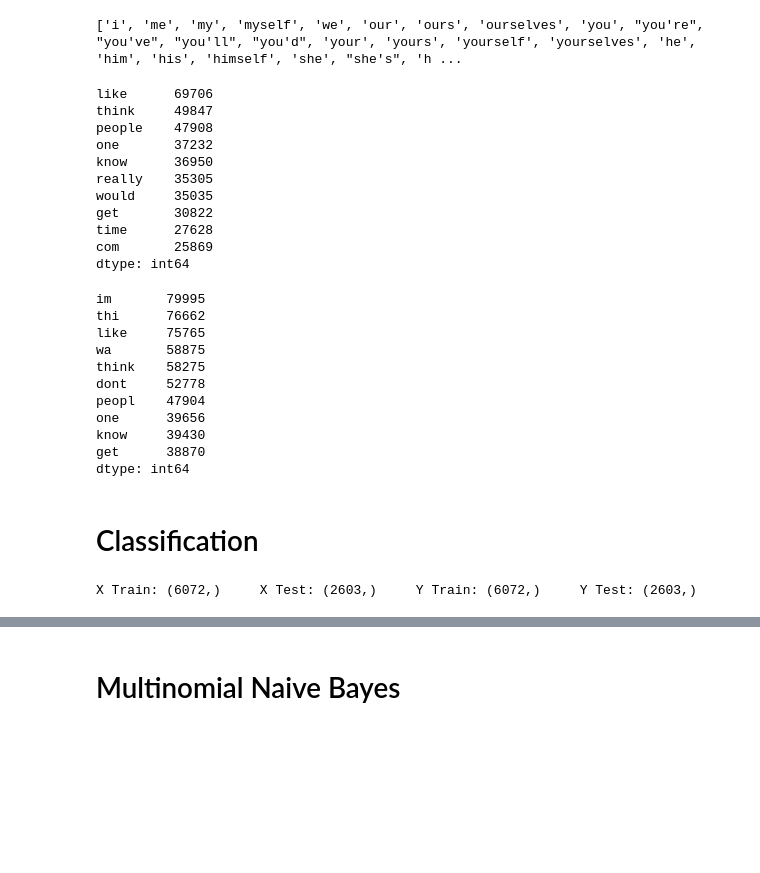
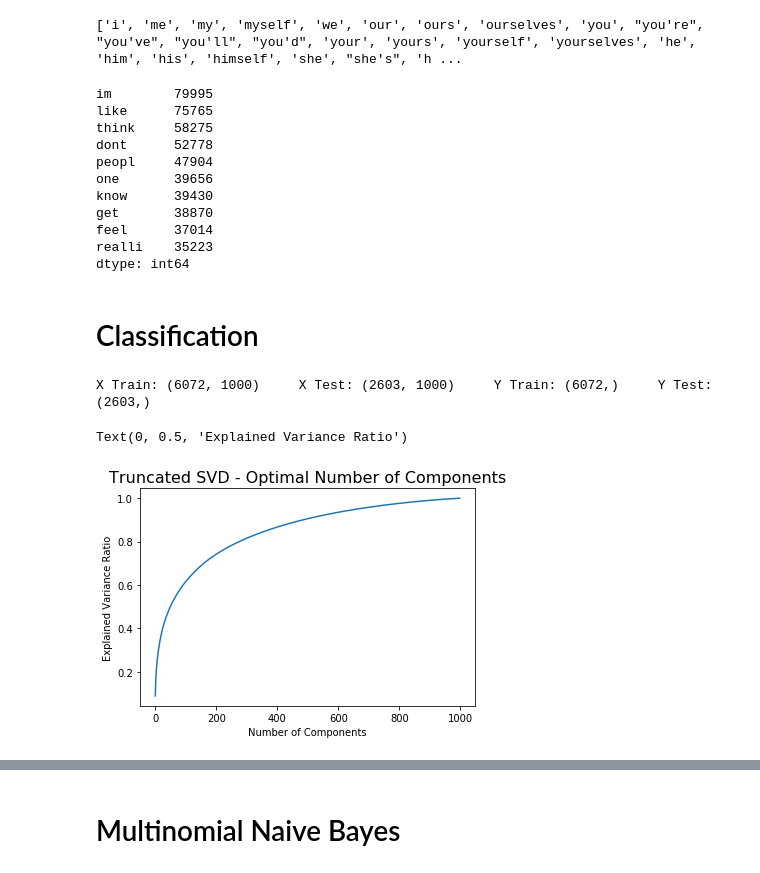
Before and after one commit to rachelvpeng/cs440, a Jupyter notebook: final.ipynb, the cells around one changed output, grey strips where cells are left out. Drawn from its saved outputs; the diff is of its cells as text; code cells hidden in the pictures; blank space fills up the shorter version.

```diff
--- a/final.ipynb
+++ b/final.ipynb
@@ -216,30 +207,18 @@ print(stop_rev)
 # %% [output]
 ['i', 'me', 'my', 'myself', 'we', 'our', 'ours', 'ourselves', 'you', "you're", "you've", "you'll", "you'd", 'your', 'yours', 'yourself', 'yourselves', 'he', 'him', 'his', 'himself', 'she', "she's", 'h ...
 # %%
-# Re-run CountVectorizer to exclude stopwords, allow 2-word pairs, and limit the number of columns to 1000
-cv = CountVectorizer(stop_words=stop_rev, ngram_range=(1,2), max_features=1000)
-cv.fit(posts)
-cv.transform(posts)
+# # Re-run CountVectorizer to exclude stopwords, allow 2-word pairs, and limit the number of columns to 1000
+# cv = CountVectorizer(stop_words=stop_rev, ngram_range=(1,2), max_features=1000)
+# cv.fit(posts)
+# cv.transform(posts)
 
-cv.transform(posts).todense()
-df_posts = pd.DataFrame(cv.transform(posts).todense(), columns=cv.get_feature_names())
+# cv.transform(posts).todense()
+# df_posts = pd.DataFrame(cv.transform(posts).todense(), columns=cv.get_feature_names())
 
-df_posts.head()
-df_posts.shape
+# df_posts.head()
+# df_posts.shape
 
-print(df_posts.sum().sort_values(ascending=False).head(10)) # Print top 10 words in posts
+# print(df_posts.sum().sort_values(ascending=False).head(10)) # Print top 10 words in posts
-# %% [output]
-like      69706
-think     49847
-people    47908
-one       37232
-know      36950
-really    35305
-would     35035
-get       30822
-time      27628
-com       25869
-dtype: int64
 # %%
 # Run a final CountVectorizer on posts to include cleaning preprocessor arguments
 cv = CountVectorizer(preprocessor=cleaner, stop_words=stop_rev, ngram_range=(1,2), max_features=1000)
@@ -252,24 +231,38 @@ df_posts.head()
 
 print(df_posts.sum().sort_values(ascending=False).head(10)) # Print top 10 words in posts
 # %% [output]
-im       79995
-thi      76662
-like     75765
-wa       58875
-think    58275
-dont     52778
-peopl    47904
-one      39656
-know     39430
-get      38870
+im        79995
+like      75765
+think     58275
+dont      52778
+peopl     47904
+one       39656
+know      39430
+get       38870
+feel      37014
+realli    35223
 dtype: int64
 # %% [markdown]
 # Classification
 # %%
 # Train-test split, using type variable as target and posts variable as predictor
-xTrain, xTest, yTrain, yTest = train_test_split(df['posts'].values, df['type'].values, test_size = 0.30, random_state = 42)
+xTrain, xTest, yTrain, yTest = train_test_split(df_posts, df['type'].values, test_size = 0.30, random_state = 42)
 
 print('X Train:', xTrain.shape, '   ', 'X Test:', xTest.shape, '   ', 'Y Train:', yTrain.shape, '   ', 'Y Test:', yTest.shape)
 # %% [output]
-X Train: (6072,)     X Test: (2603,)     Y Train: (6072,)     Y Test: (2603,)
+X Train: (6072, 1000)     X Test: (2603, 1000)     Y Train: (6072,)     Y Test: (2603,)
+# %%
+# Run Truncated SVD
+
+# First use max components and graph the explained variance ratio to find cutoff point
+tsvd = TruncatedSVD(n_components = 999)
+tsvd.fit(xTrain)
+
+plt.plot(range(999), tsvd.explained_variance_ratio_.cumsum())
+plt.title('Truncated SVD - Optimal Number of Components', fontsize = 16)
+plt.xlabel('Number of Components')
+plt.ylabel('Explained Variance Ratio')
+# %% [output]
+Text(0, 0.5, 'Explained Variance Ratio')
+[figure, added]
 # %%
```
Also changed, not shown: parts of 39 cells of this notebook, 1 other file.
